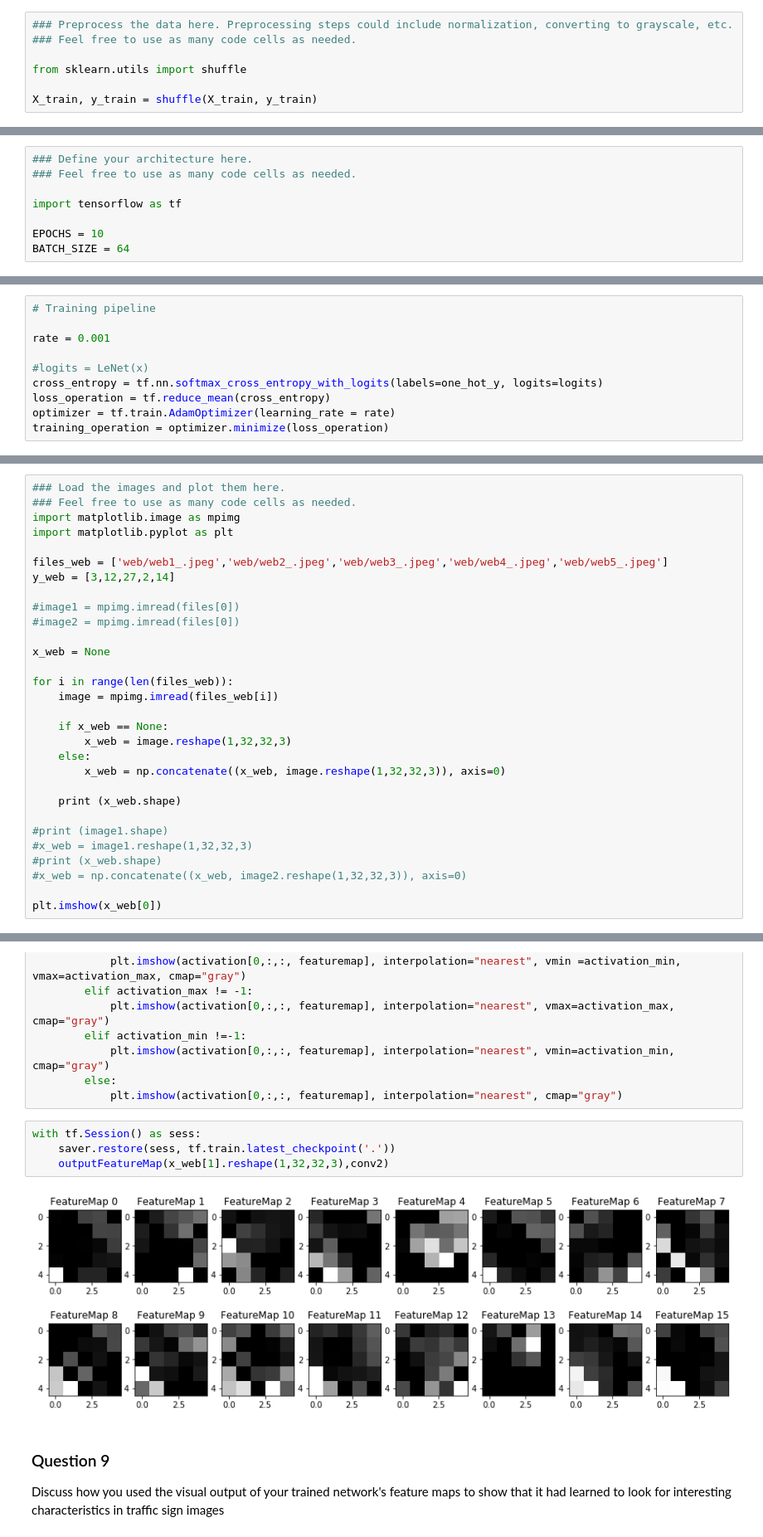
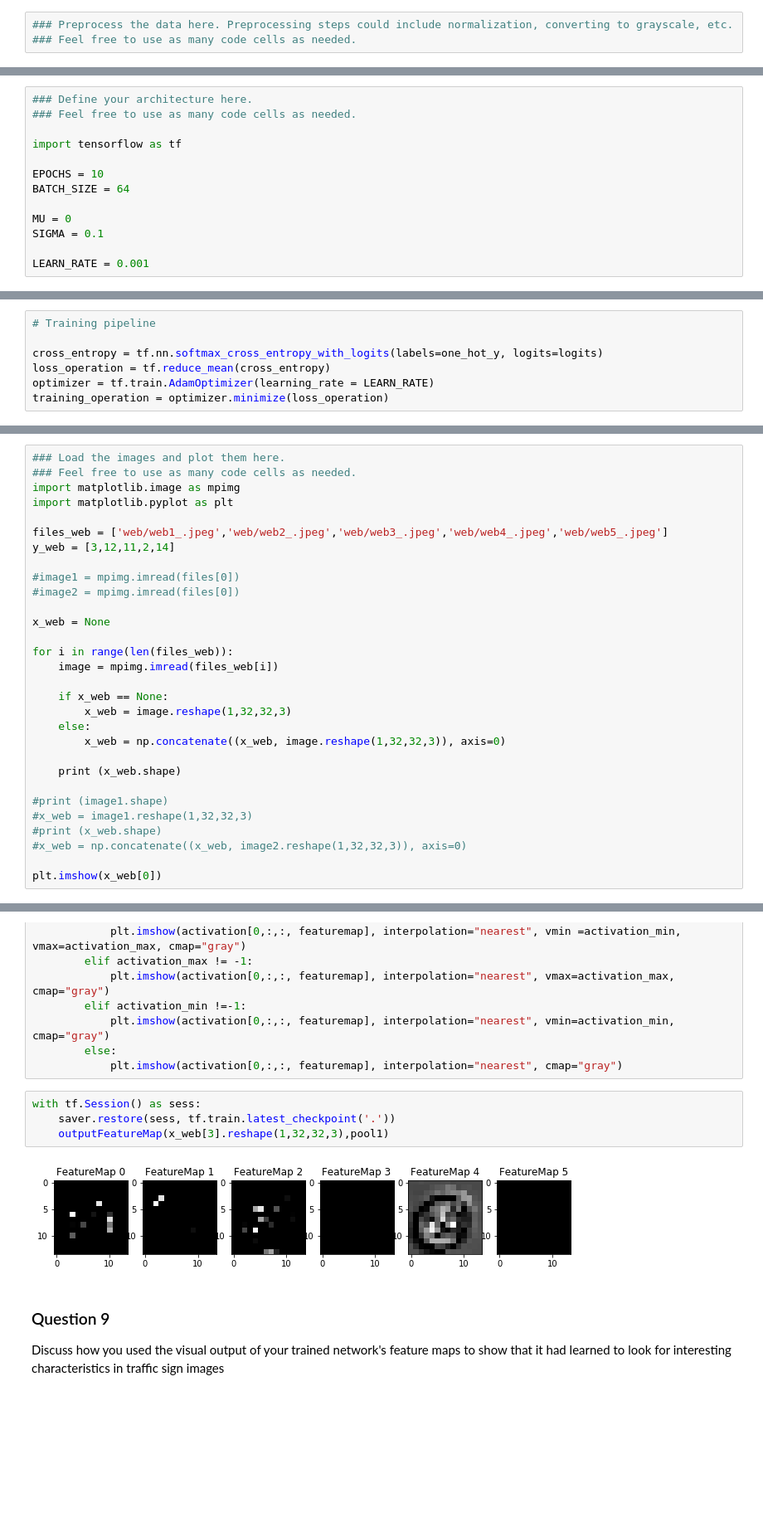
Before and after one commit to isharaka/CarND-Traffic-Sign-Classifier-Project, a Jupyter notebook: Traffic_Sign_Classifier.ipynb, the cells around one changed output, grey strips where cells are left out. Shown: that part at 83% size. Saved outputs shown, nothing was run; the diff lists cells and outputs as text; blank space fills up the shorter version.

Commit message:
Initial implemntation of NN visualization

```diff
--- a/Traffic_Sign_Classifier.ipynb
+++ b/Traffic_Sign_Classifier.ipynb
@@ -132,10 +132,6 @@ Use the code cell (or multiple code cells, if necessary) to implement the first
 # %%
 ### Preprocess the data here. Preprocessing steps could include normalization, converting to grayscale, etc.
 ### Feel free to use as many code cells as needed.
-
-from sklearn.utils import shuffle
-
-X_train, y_train = shuffle(X_train, y_train)
 # %% [markdown]
 ### Model Architecture
 # %%
@@ -146,6 +142,11 @@ import tensorflow as tf
 
 EPOCHS = 10
 BATCH_SIZE = 64
+
+MU = 0
+SIGMA = 0.1
+
+LEARN_RATE = 0.001
 # %%
 # Placeholders for features and labels
 x = tf.placeholder(tf.float32, (None, 32, 32, 3))
@@ -211,12 +206,9 @@ logits = tf.matmul(fc2, fc3_W) + fc3_b
 # %%
 # Training pipeline
 
-rate = 0.001
-
-#logits = LeNet(x)
 cross_entropy = tf.nn.softmax_cross_entropy_with_logits(labels=one_hot_y, logits=logits)
 loss_operation = tf.reduce_mean(cross_entropy)
-optimizer = tf.train.AdamOptimizer(learning_rate = rate)
+optimizer = tf.train.AdamOptimizer(learning_rate = LEARN_RATE)
 training_operation = optimizer.minimize(loss_operation)
 # %%
 # Model evaluation pipeline
@@ -307,7 +305,7 @@ import matplotlib.image as mpimg
 import matplotlib.pyplot as plt
 
 files_web = ['web/web1_.jpeg','web/web2_.jpeg','web/web3_.jpeg','web/web4_.jpeg','web/web5_.jpeg']
-y_web = [3,12,27,2,14]
+y_web = [3,12,11,2,14]
 
 #image1 = mpimg.imread(files[0])
 #image2 = mpimg.imread(files[0])
@@ -478,9 +475,9 @@ def outputFeatureMap(image_input, tf_activation, activation_min=-1, activation_m
 # %%
 with tf.Session() as sess:
     saver.restore(sess, tf.train.latest_checkpoint('.'))
-    outputFeatureMap(x_web[1].reshape(1,32,32,3),conv2)
+    outputFeatureMap(x_web[3].reshape(1,32,32,3),pool1)
 # %% [output]
-[figure, old version]
+[figure, new version]
 # %% [markdown]
 ### Question 9
 
```
Also changed, not shown: parts of 7 cells of this notebook.
